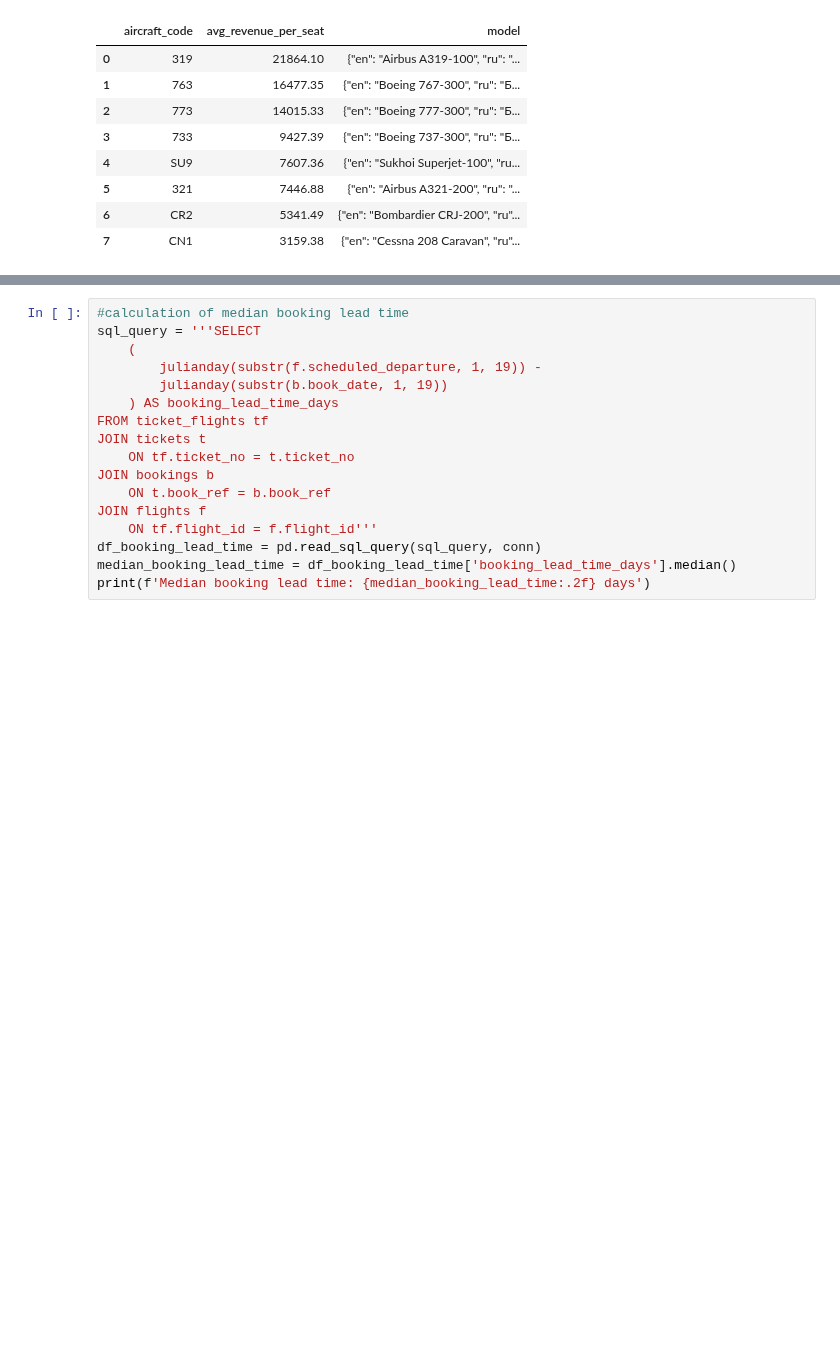
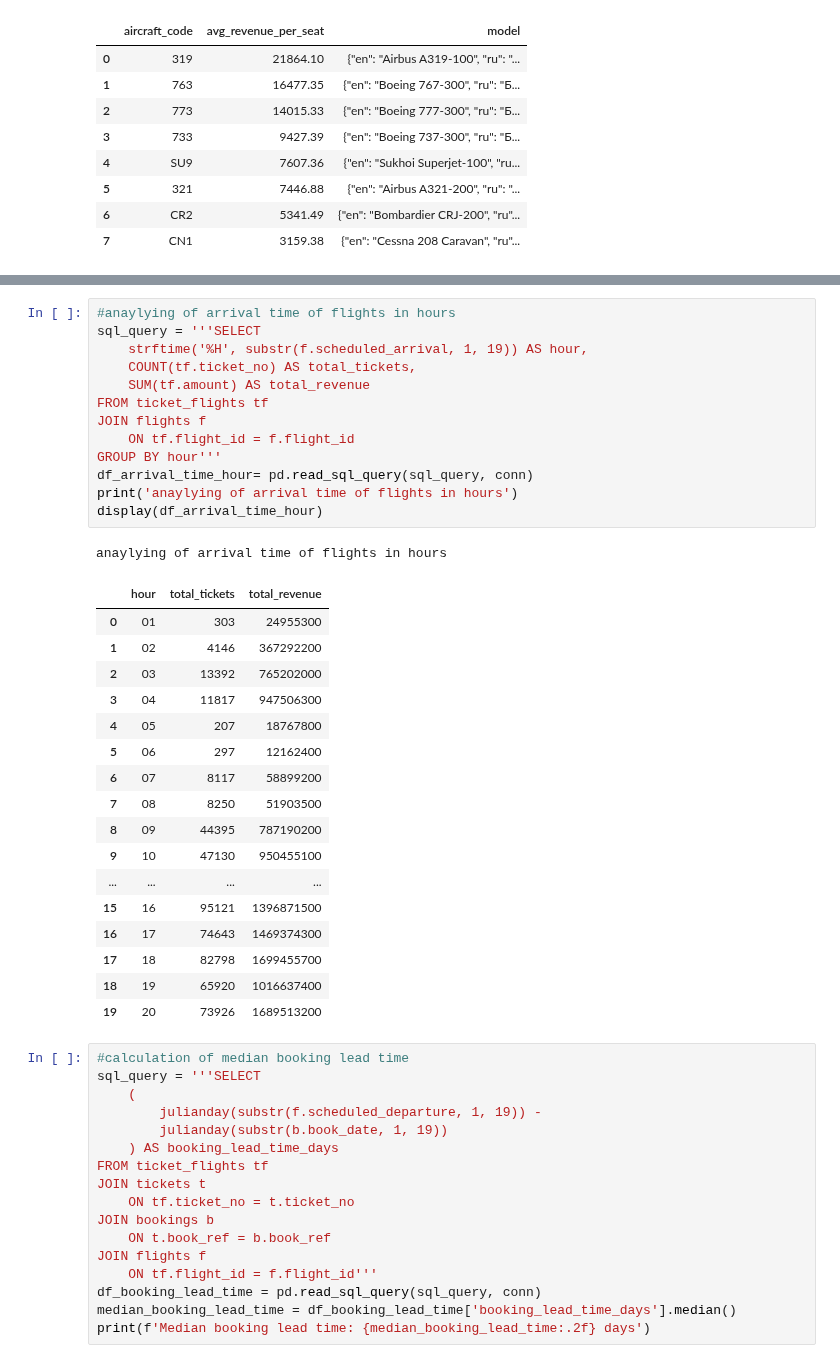
Before and after one commit to YamenNahhas/my-data-project, a Jupyter notebook: notebooks/Airline Data Analysis Using SQL.ipynb, the cells around one changed output, grey strips where cells are left out. Saved outputs shown, nothing was run; the diff lists cells and outputs as text; blank space fills up the shorter version.

Commit message:
analyzing of arrival time

```diff
--- a/notebooks/Airline Data Analysis Using SQL.ipynb
+++ b/notebooks/Airline Data Analysis Using SQL.ipynb
@@ -668,3 +737,35 @@ display(df_departure_time_hour)
+# %%
+#anaylying of arrival time of flights in hours
+sql_query = '''SELECT
+    strftime('%H', substr(f.scheduled_arrival, 1, 19)) AS hour,
+    COUNT(tf.ticket_no) AS total_tickets,
+    SUM(tf.amount) AS total_revenue
+FROM ticket_flights tf
+JOIN flights f
+    ON tf.flight_id = f.flight_id
+GROUP BY hour'''
+df_arrival_time_hour= pd.read_sql_query(sql_query, conn)
+print('anaylying of arrival time of flights in hours')
+display(df_arrival_time_hour)
+# %% [output]
+anaylying of arrival time of flights in hours
+|  | hour | total_tickets | total_revenue |
+| 0 | 01 | 303 | 24955300 |
+| 1 | 02 | 4146 | 367292200 |
+| 2 | 03 | 13392 | 765202000 |
+| 3 | 04 | 11817 | 947506300 |
+| 4 | 05 | 207 | 18767800 |
+| 5 | 06 | 297 | 12162400 |
+| 6 | 07 | 8117 | 58899200 |
+| 7 | 08 | 8250 | 51903500 |
+| 8 | 09 | 44395 | 787190200 |
+| 9 | 10 | 47130 | 950455100 |
+| ... | ... | ... | ... |
+| 15 | 16 | 95121 | 1396871500 |
+| 16 | 17 | 74643 | 1469374300 |
+| 17 | 18 | 82798 | 1699455700 |
+| 18 | 19 | 65920 | 1016637400 |
+| 19 | 20 | 73926 | 1689513200 |
 # %%
 #calculation of median booking lead time
 sql_query = '''SELECT
```
Also changed, not shown: parts of 5 cells of this notebook.
